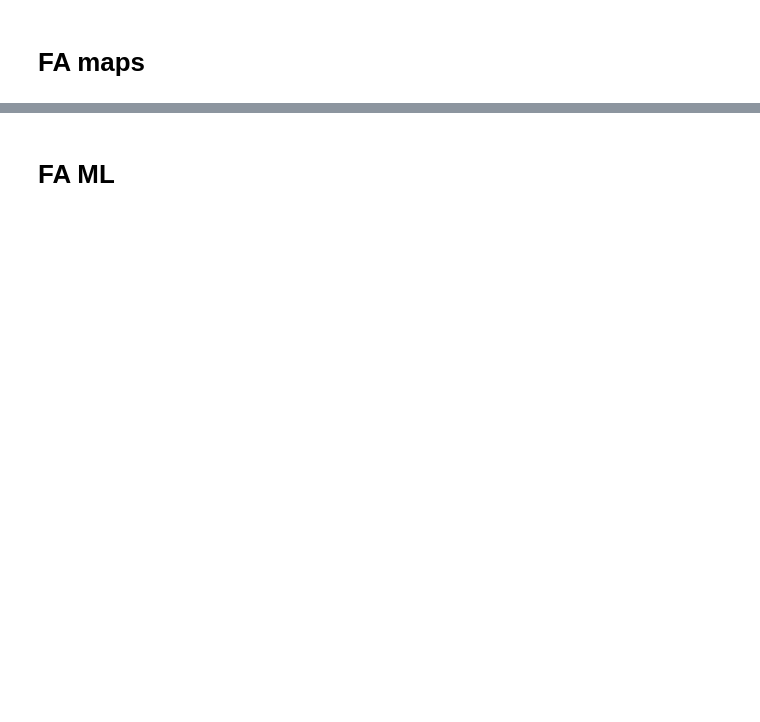
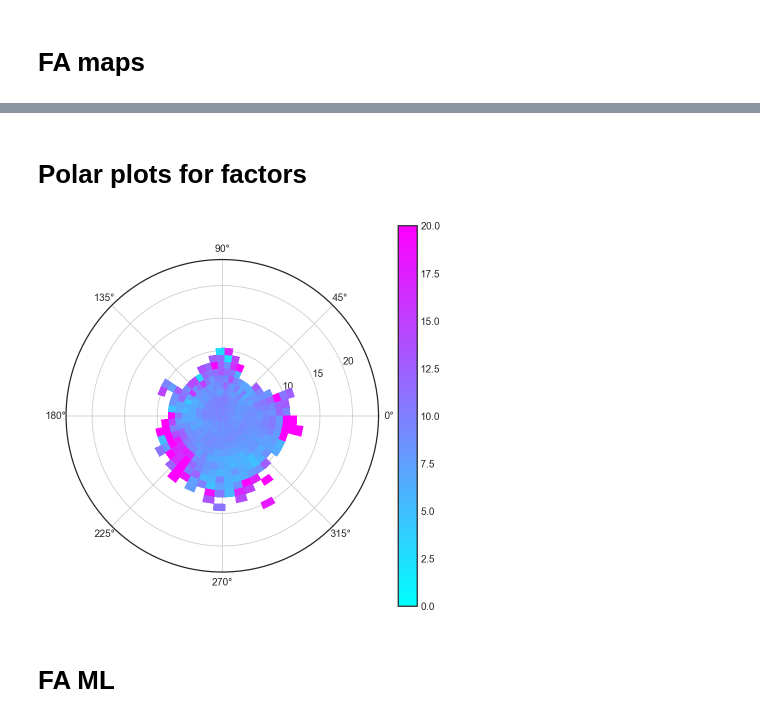
Before and after one commit to iditbela2/Broday_notebooks, a Jupyter notebook: FA_RP.ipynb, the cells around one changed output, grey strips where cells are left out. Cells and saved outputs as stored; diff of their text form; code cells hidden in the pictures; blank space fills up the shorter version.

```diff
--- a/FA_RP.ipynb
+++ b/FA_RP.ipynb
@@ -878,5 +871,44 @@ KeyboardInterrupt:
 # strong westerlies in April are weakening the traffic factor?
 # maybe add rain for that half hour to see if influences.
 # I think it would be good to remove outliers like Lag Baomer and Yom Kipur from analysis.
+# %% [markdown]
+# Polar plots for factors
+# %%
+def plot_polar(x,y,z,vmin,vmax):
+
+    binx = np.linspace(0,2*np.pi)
+    biny = np.linspace(0, 24, num=24)
+    ret = stats.binned_statistic_2d(x, y, z, statistic=np.nanmedian, bins=[binx, biny])
+#     print(ret.statistic.T.shape)
+#     print(ret.statistic.T)
+
+    Theta, R = np.meshgrid(binx[:], biny[:]) # not sure about this (removed the -1)
+    # Theta.shape
+    # R.shape
+
+    cmap = plt.get_cmap('cool')
+    fig, ax = plt.subplots(subplot_kw={"projection":"polar"},figsize = (7,7))
+    PC = ax.pcolormesh(Theta, R, ret.statistic.T,cmap=cmap,vmin=vmin, vmax=vmax)
+    cbar = plt.colorbar(PC)
+
+    ax.grid(True)
+#     if met:
+#         title = 'wind data from nearest met station'
+#     else:
+#         title = 'wind data from the AQM station'
+#     ax.set_title(title)
+    plt.show();
+# %%
+st = 'ASHDOD_IGUD'
+# st = 'ANTOKOLSKY'
+factor = 2
+# %%
+x = df_WD[st].values*2*np.pi/360
+y = df_WS[st].values
+z = Z[stations.Name==st,:,factor].flatten()
+# %%
+plot_polar(x,y,z,0,20)
+# %% [output]
+[figure, added]
 # %% [markdown]
 # FA ML
```
Also changed, not shown: parts of 30 cells of this notebook.
